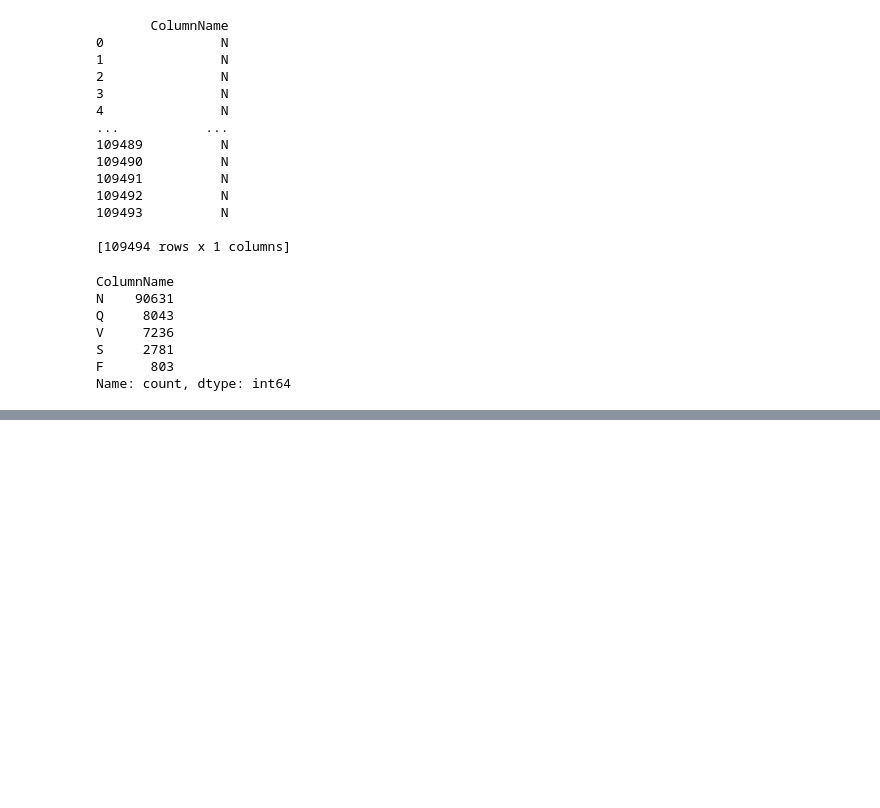
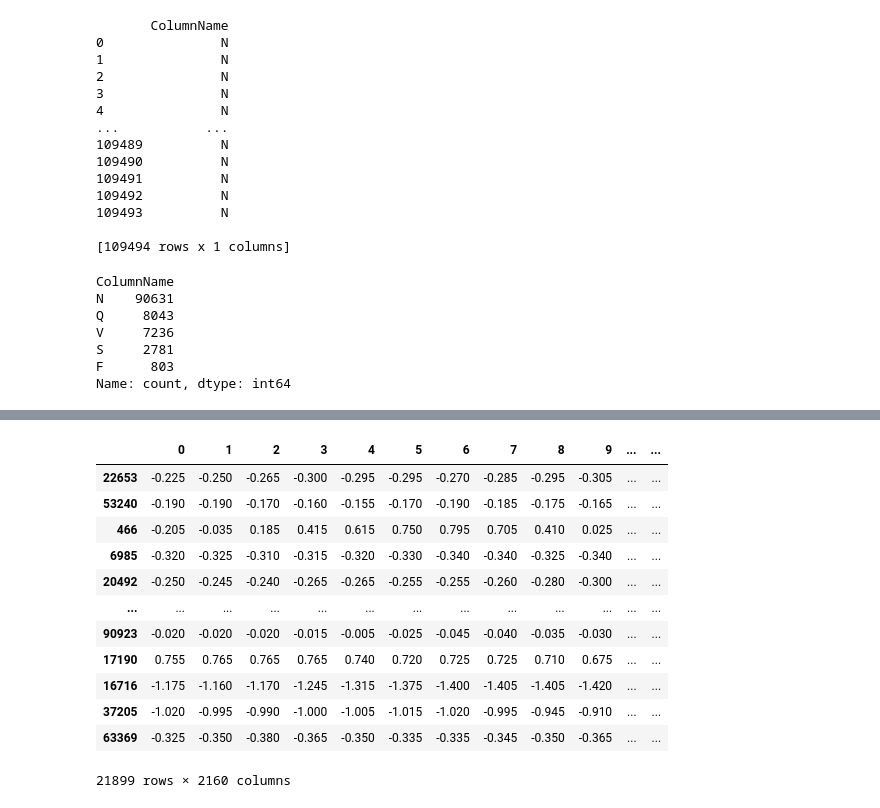
Before and after one commit to arthurdesma/Arrhythmia_Detection_and_Classification, a Jupyter notebook: data_treatement.ipynb, the cells around one changed output, grey strips where cells are left out. Saved outputs shown, nothing was run; the diff lists cells and outputs as text; code cells hidden in the pictures; blank space fills up the shorter version.

```diff
--- a/data_treatement.ipynb
+++ b/data_treatement.ipynb
@@ -171,0 +228,8 @@ Name: count, dtype: int64
+# %%
+import pandas as pd
+from sklearn.model_selection import train_test_split
+
+X = df_fusionné_binaire.iloc[:, 1:]
+y = df_fusionné_binaire.iloc[:, 0]
+
+X_train, X_test, y_train, y_test = train_test_split(X, y, test_size=0.2, random_state=42)
@@ -171,0 +240,16 @@ Name: count, dtype: int64
+# %%
+X_test
+# %% [output]
+|  | 0 | 1 | 2 | 3 | 4 | 5 | 6 | 7 | 8 | 9 | ... | ... |
+| 22653 | -0.225 | -0.250 | -0.265 | -0.300 | -0.295 | -0.295 | -0.270 | -0.285 | -0.295 | -0.305 | ... | ... |
+| 53240 | -0.190 | -0.190 | -0.170 | -0.160 | -0.155 | -0.170 | -0.190 | -0.185 | -0.175 | -0.165 | ... | ... |
+| 466 | -0.205 | -0.035 | 0.185 | 0.415 | 0.615 | 0.750 | 0.795 | 0.705 | 0.410 | 0.025 | ... | ... |
+| 6985 | -0.320 | -0.325 | -0.310 | -0.315 | -0.320 | -0.330 | -0.340 | -0.340 | -0.325 | -0.340 | ... | ... |
+| 20492 | -0.250 | -0.245 | -0.240 | -0.265 | -0.265 | -0.255 | -0.255 | -0.260 | -0.280 | -0.300 | ... | ... |
+| ... | ... | ... | ... | ... | ... | ... | ... | ... | ... | ... | ... | ... |
+| 90923 | -0.020 | -0.020 | -0.020 | -0.015 | -0.005 | -0.025 | -0.045 | -0.040 | -0.035 | -0.030 | ... | ... |
+| 17190 | 0.755 | 0.765 | 0.765 | 0.765 | 0.740 | 0.720 | 0.725 | 0.725 | 0.710 | 0.675 | ... | ... |
+| 16716 | -1.175 | -1.160 | -1.170 | -1.245 | -1.315 | -1.375 | -1.400 | -1.405 | -1.405 | -1.420 | ... | ... |
+| 37205 | -1.020 | -0.995 | -0.990 | -1.000 | -1.005 | -1.015 | -1.020 | -0.995 | -0.945 | -0.910 | ... | ... |
+| 63369 | -0.325 | -0.350 | -0.380 | -0.365 | -0.350 | -0.335 | -0.335 | -0.345 | -0.350 | -0.365 | ... | ... |
+21899 rows × 2160 columns
```
Also changed, not shown: parts of 18 cells of this notebook.
